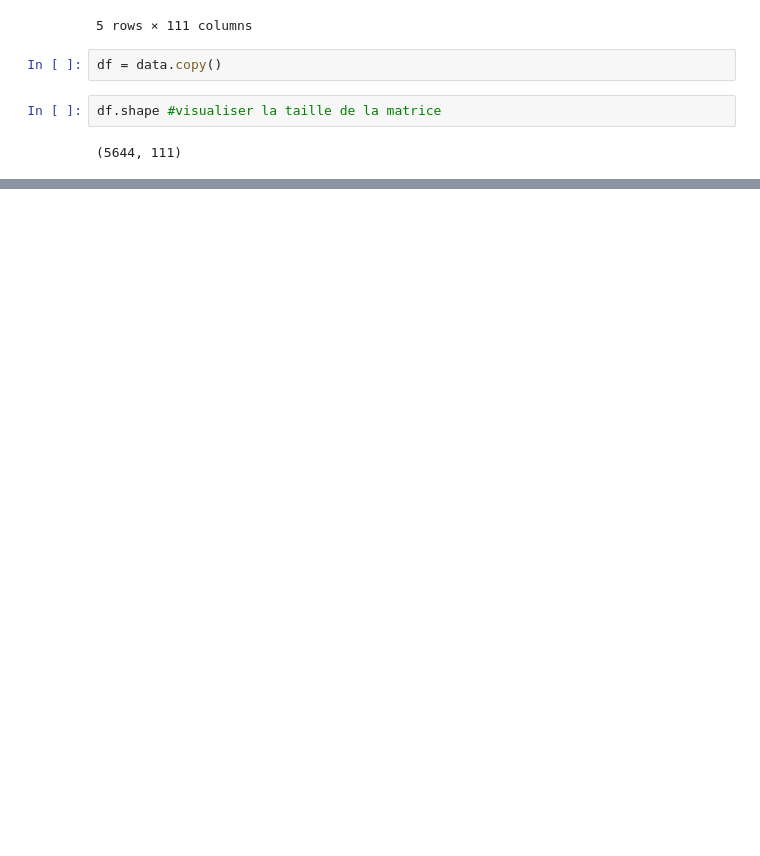
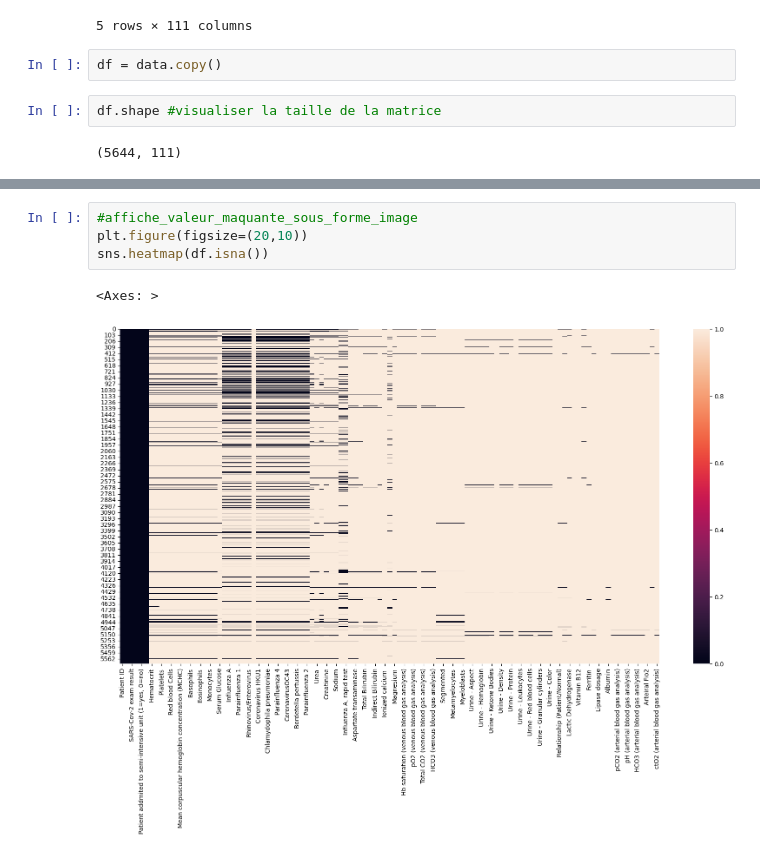
Before and after one commit to DST-NDIAYE/COVID-19, a Jupyter notebook: projet-covid.ipynb, the cells around one changed output, grey strips where cells are left out. Cells and saved outputs as stored; diff of their text form; blank space fills up the shorter version.

Commit message:
affiche_valeur_maquante_sous_forme_image

```diff
--- a/projet-covid.ipynb
+++ b/projet-covid.ipynb
@@ -34,0 +42,7 @@ df.shape #visualiser la taille de la matrice
+# %%
+#affiche_valeur_maquante_sous_forme_image
+plt.figure(figsize=(20,10))
+sns.heatmap(df.isna())
+# %% [output]
+<Axes: >
+[figure, added]
```
Also changed, not shown: parts of 1 cell of this notebook.
